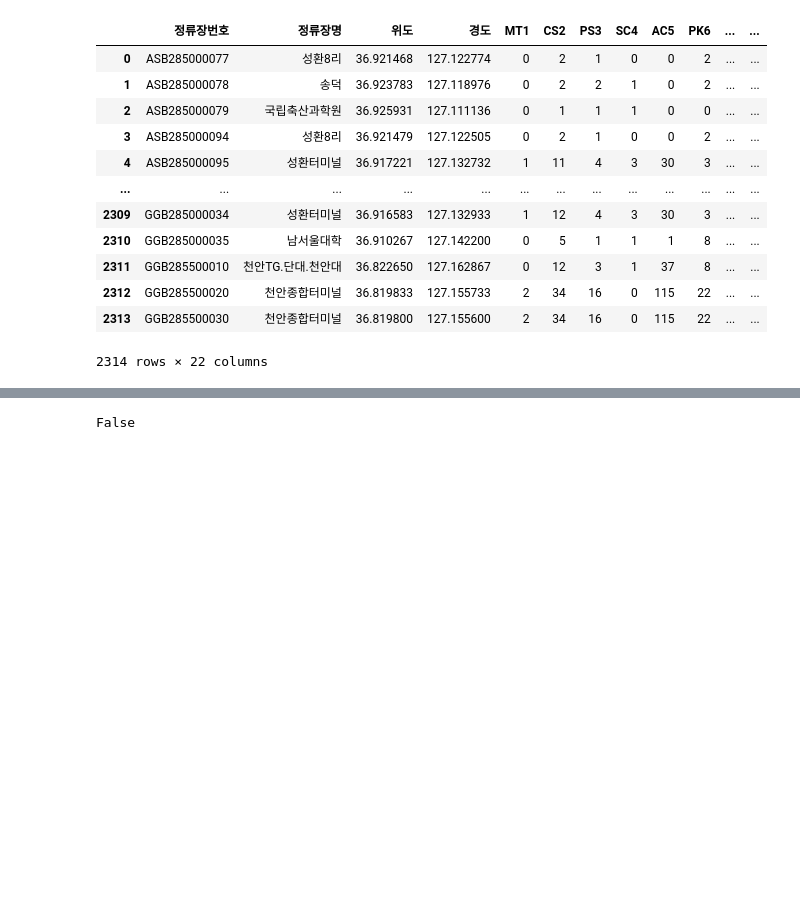
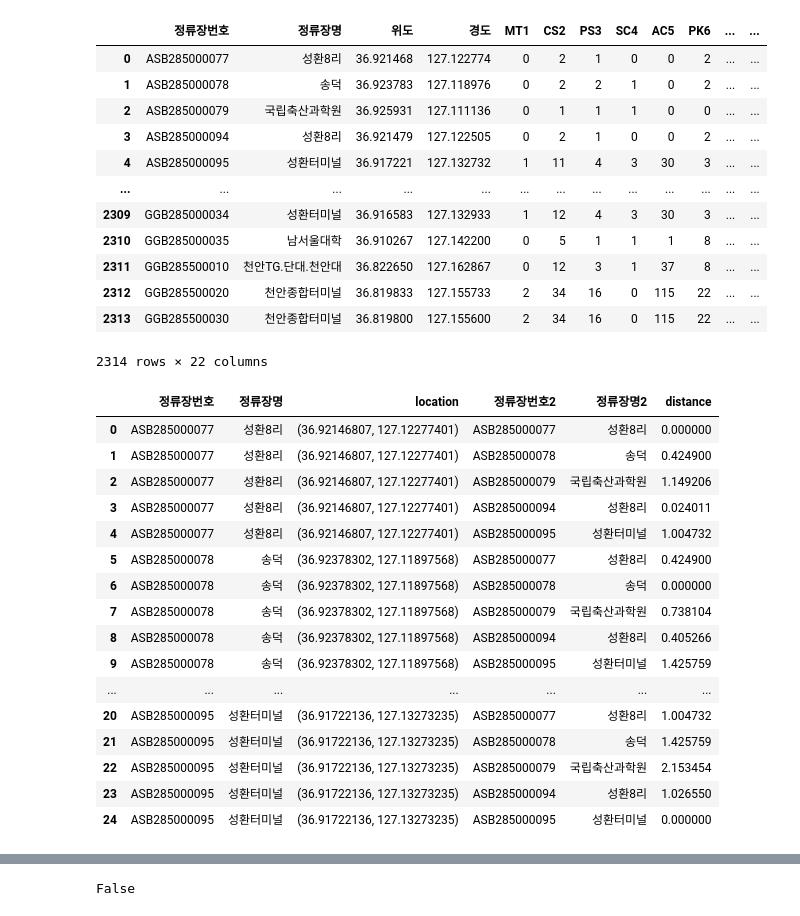
Before and after one commit to LGHelloVisionProj/Data_Visualization, a Jupyter notebook: 천안시_CodeDir/시도Try.ipynb, the cells around one changed output, grey strips where cells are left out. Cells and saved outputs as stored; diff of their text form; code cells hidden in the pictures; blank space fills up the shorter version.

```diff
--- a/천안시_CodeDir/시도Try.ipynb
+++ b/천안시_CodeDir/시도Try.ipynb
@@ -67,6 +68,50 @@ bus_station
 | 2312 | GGB285500020 | 천안종합터미널 | 36.819833 | 127.155733 | 2 | 34 | 16 | 0 | 115 | 22 | ... | ... |
 | 2313 | GGB285500030 | 천안종합터미널 | 36.819800 | 127.155600 | 2 | 34 | 16 | 0 | 115 | 22 | ... | ... |
 2314 rows × 22 columns
+# %%
+bus_station['location']= pd.Series(zip(bus_station['위도'],bus_station['경도']))
+bus_station = bus_station.head(5)
+# x : 경도, y : 위도
+# data['distance'] = data.apply(lambda x: geopy.distance.distance(x['merch_coord'], x['cust_coord']).km, axis=1)
+def calculate_distance(bus_cp, company_house):
+    import geopy.distance
+
+    data_list = []
+
+    for idx in tqdm(range(len(bus_cp))):
+        for jdx in range(len(company_house)):
+
+            distance = geopy.distance.distance(bus_cp.at[idx,'location'],company_house.at[jdx,'location']).km
+
+            data = {'정류장번호':bus_cp.at[idx,'정류장번호'],'정류장명':bus_cp.at[idx,'정류장명'],'location':bus_cp.at[idx,'location'],
+            '정류장번호2':company_house.at[jdx,'정류장번호'],'정류장명2':company_house.at[jdx,'정류장명'],'distance':distance}
+
+            data_list.append(data)
+
+    data_df = pd.DataFrame(data_list)
+    return data_df
+
+# company_house.reset_index(drop=True,inplace=True)
+bus_target_distance = calculate_distance(bus_station,bus_station)
+bus_target_distance
+# %% [output]
+|  | 정류장번호 | 정류장명 | location | 정류장번호2 | 정류장명2 | distance |
+| 0 | ASB285000077 | 성환8리 | (36.92146807, 127.12277401) | ASB285000077 | 성환8리 | 0.000000 |
+| 1 | ASB285000077 | 성환8리 | (36.92146807, 127.12277401) | ASB285000078 | 송덕 | 0.424900 |
+| 2 | ASB285000077 | 성환8리 | (36.92146807, 127.12277401) | ASB285000079 | 국립축산과학원 | 1.149206 |
+| 3 | ASB285000077 | 성환8리 | (36.92146807, 127.12277401) | ASB285000094 | 성환8리 | 0.024011 |
+| 4 | ASB285000077 | 성환8리 | (36.92146807, 127.12277401) | ASB285000095 | 성환터미널 | 1.004732 |
+| 5 | ASB285000078 | 송덕 | (36.92378302, 127.11897568) | ASB285000077 | 성환8리 | 0.424900 |
+| 6 | ASB285000078 | 송덕 | (36.92378302, 127.11897568) | ASB285000078 | 송덕 | 0.000000 |
+| 7 | ASB285000078 | 송덕 | (36.92378302, 127.11897568) | ASB285000079 | 국립축산과학원 | 0.738104 |
+| 8 | ASB285000078 | 송덕 | (36.92378302, 127.11897568) | ASB285000094 | 성환8리 | 0.405266 |
+| 9 | ASB285000078 | 송덕 | (36.92378302, 127.11897568) | ASB285000095 | 성환터미널 | 1.425759 |
+| ... | ... | ... | ... | ... | ... | ... |
+| 20 | ASB285000095 | 성환터미널 | (36.91722136, 127.13273235) | ASB285000077 | 성환8리 | 1.004732 |
+| 21 | ASB285000095 | 성환터미널 | (36.91722136, 127.13273235) | ASB285000078 | 송덕 | 1.425759 |
+| 22 | ASB285000095 | 성환터미널 | (36.91722136, 127.13273235) | ASB285000079 | 국립축산과학원 | 2.153454 |
+| 23 | ASB285000095 | 성환터미널 | (36.91722136, 127.13273235) | ASB285000094 | 성환8리 | 1.026550 |
+| 24 | ASB285000095 | 성환터미널 | (36.91722136, 127.13273235) | ASB285000095 | 성환터미널 | 0.000000 |
 # %%
 outer = pd.read_pickle('/Users/iseunghyeon/Desktop/프로젝트/data/천안시_proj_data/버스정류장/Bus_Main0823.pickle')
 cols = ['정류장번호'] + list(outer.columns[outer.columns.get_loc('공원거리구분_A'):])
```
Also changed, not shown: parts of 8 cells of this notebook, 2 other files.
